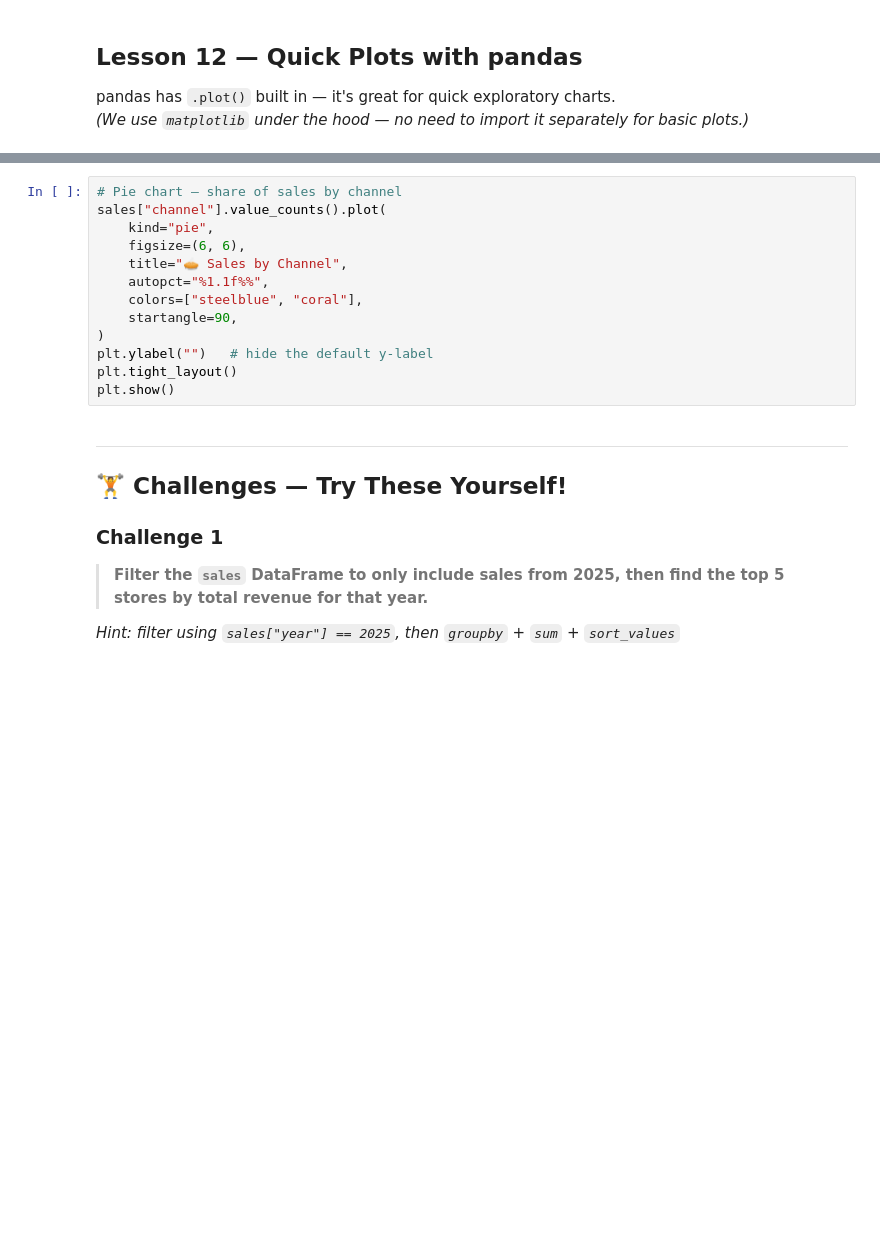
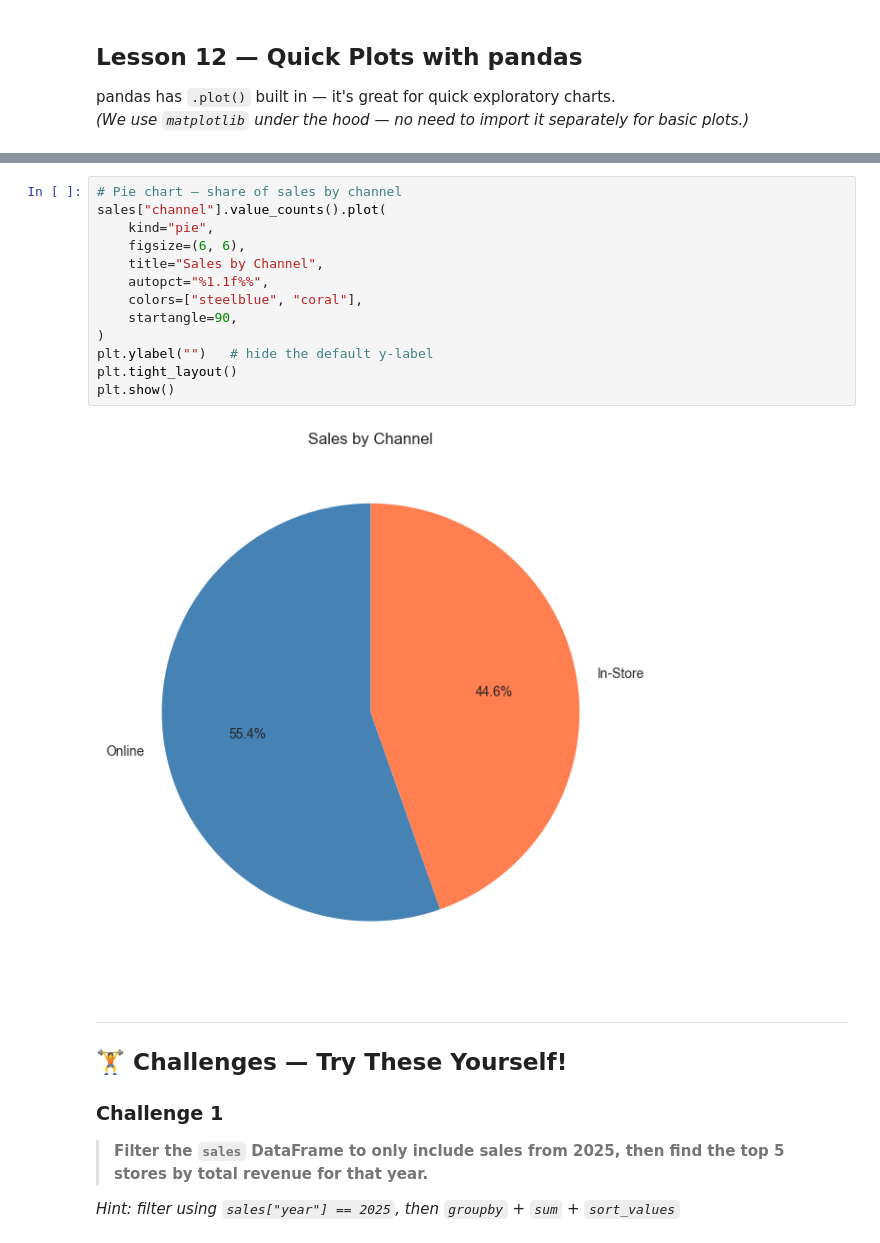
Before and after one commit to co-za/data-analysis-intro, a Jupyter notebook: 3. Pandas Basics.ipynb, the cells around one changed output, grey strips where cells are left out. Drawn from its saved outputs; the diff is of its cells as text; blank space fills up the shorter version.

```diff
--- a/3. Pandas Basics.ipynb
+++ b/3. Pandas Basics.ipynb
@@ -324,16 +664,18 @@ plt.show()
 # %%
 # Pie chart — share of sales by channel
 sales["channel"].value_counts().plot(
     kind="pie",
     figsize=(6, 6),
-    title="🥧 Sales by Channel",
+    title="Sales by Channel",
     autopct="%1.1f%%",
     colors=["steelblue", "coral"],
     startangle=90,
 )
 plt.ylabel("")   # hide the default y-label
 plt.tight_layout()
 plt.show()
+# %% [output]
+[figure, added]
 # %% [markdown]
 ---
 
```
Also changed, not shown: parts of 43 cells of this notebook.
